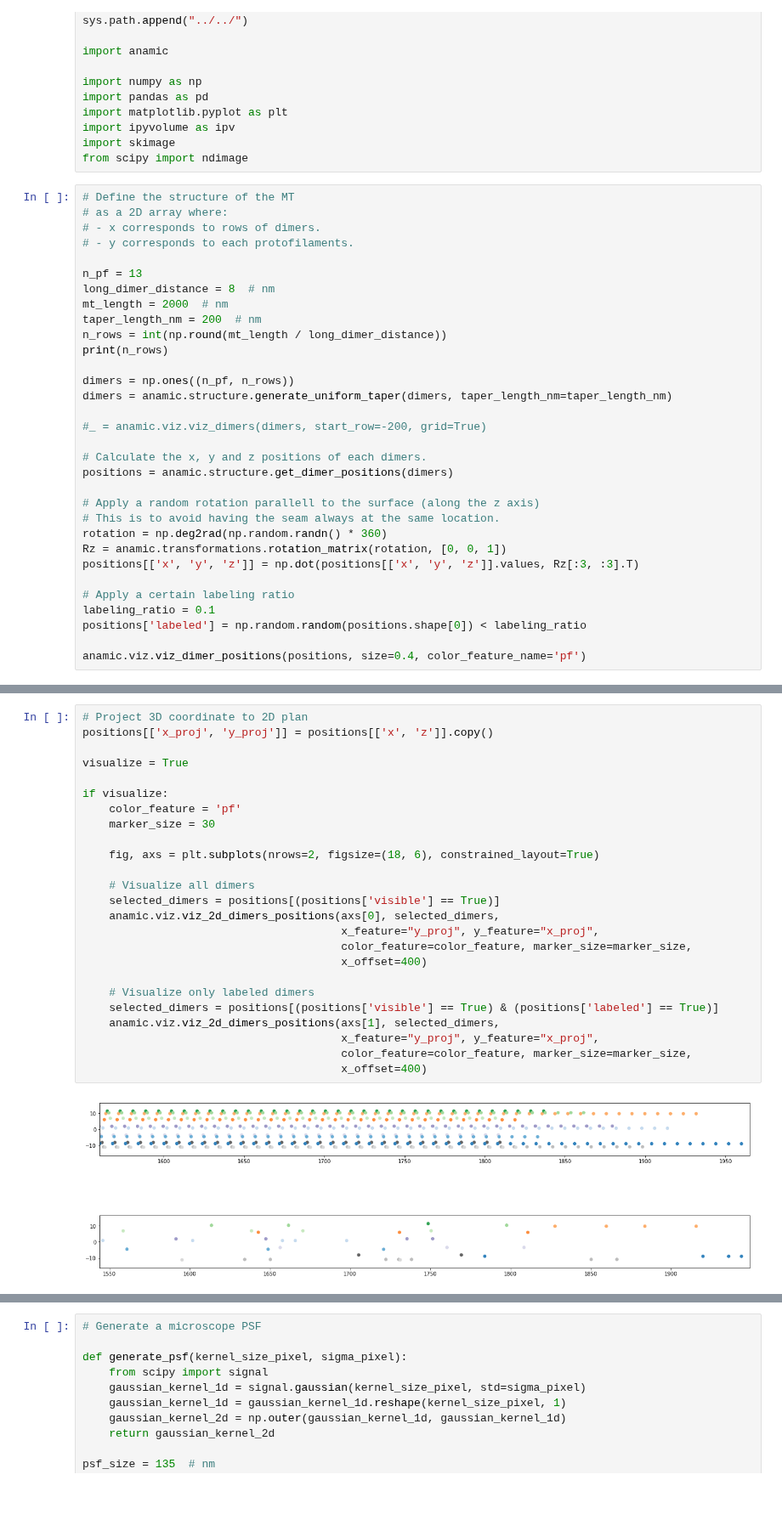
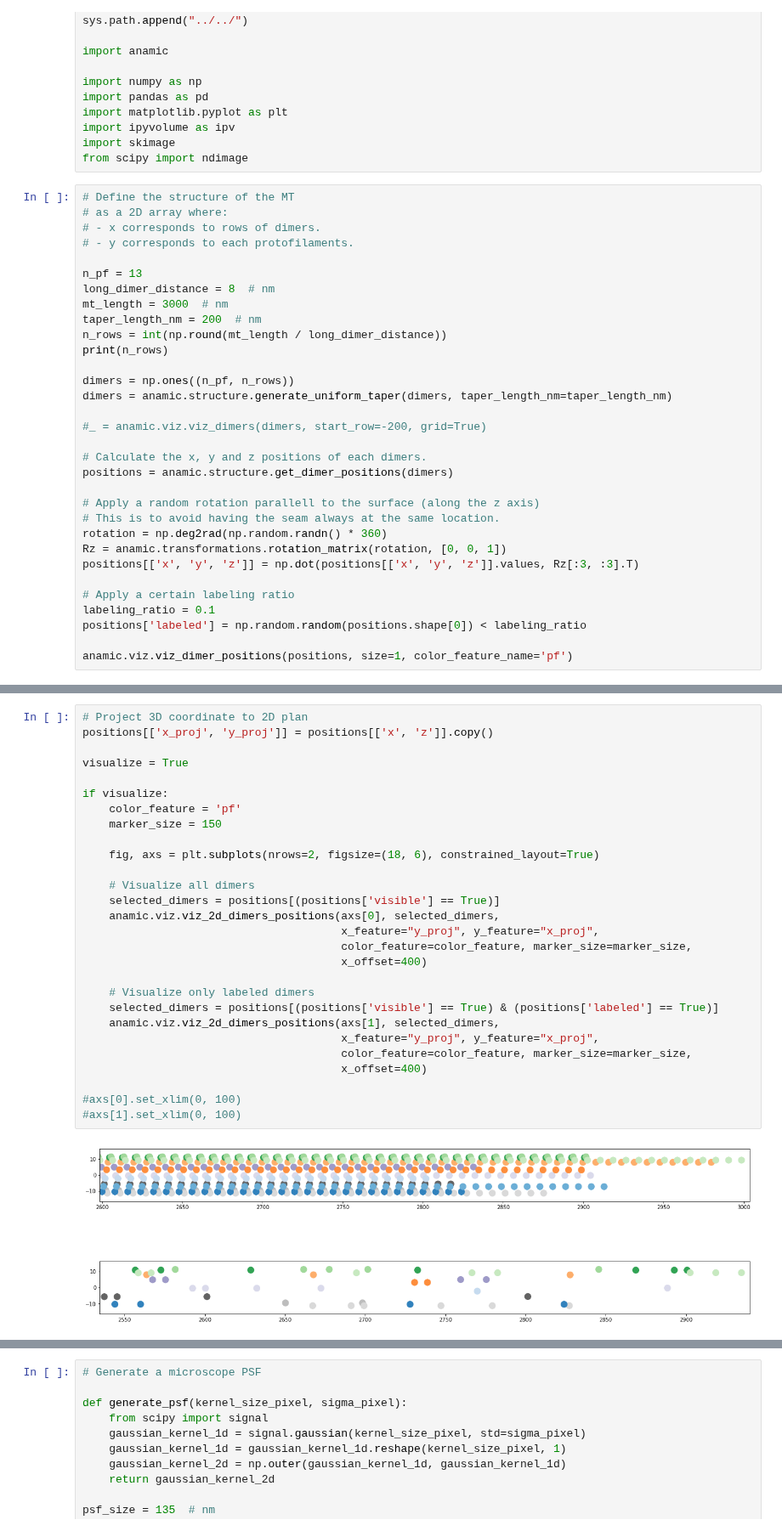
Before and after one commit to brouhardlab/anamic, a Jupyter notebook: notebooks/Development/Simulate Microscope Images.ipynb, the cells around one changed output, grey strips where cells are left out. Shown at 85% size. Drawn from its saved outputs; the diff is of its cells as text; blank space fills up the shorter version.

```diff
--- a/notebooks/Development/Simulate Microscope Images.ipynb
+++ b/notebooks/Development/Simulate Microscope Images.ipynb
@@ -27,7 +27,7 @@ from scipy import ndimage
 
 n_pf = 13
 long_dimer_distance = 8  # nm
-mt_length = 2000  # nm
+mt_length = 3000  # nm
 taper_length_nm = 200  # nm
 n_rows = int(np.round(mt_length / long_dimer_distance))
 print(n_rows)
@@ -50,5 +50,5 @@ positions[['x', 'y', 'z']] = np.dot(positions[['x', 'y', 'z']].values, Rz[:3, :3
 labeling_ratio = 0.1
 positions['labeled'] = np.random.random(positions.shape[0]) < labeling_ratio
 
-anamic.viz.viz_dimer_positions(positions, size=0.4, color_feature_name='pf')
+anamic.viz.viz_dimer_positions(positions, size=1, color_feature_name='pf')
 # %% [output]
@@ -57,30 +57,33 @@ VBox(children=(Figure(camera=PerspectiveCamera(fov=46.0, position=(0.0, 0.0, 2.0
 # %%
 # Project 3D coordinate to 2D plan
 positions[['x_proj', 'y_proj']] = positions[['x', 'z']].copy()
 
 visualize = True
 
 if visualize:
     color_feature = 'pf'
-    marker_size = 30
+    marker_size = 150
 
     fig, axs = plt.subplots(nrows=2, figsize=(18, 6), constrained_layout=True)
 
     # Visualize all dimers
     selected_dimers = positions[(positions['visible'] == True)]
     anamic.viz.viz_2d_dimers_positions(axs[0], selected_dimers,
                                        x_feature="y_proj", y_feature="x_proj",
                                        color_feature=color_feature, marker_size=marker_size,
                                        x_offset=400)
 
     # Visualize only labeled dimers
     selected_dimers = positions[(positions['visible'] == True) & (positions['labeled'] == True)]
     anamic.viz.viz_2d_dimers_positions(axs[1], selected_dimers,
                                        x_feature="y_proj", y_feature="x_proj",
                                        color_feature=color_feature, marker_size=marker_size,
                                        x_offset=400)
+
+#axs[0].set_xlim(0, 100)
+#axs[1].set_xlim(0, 100)
 # %% [output]
-[figure, old version]
+[figure, new version]
 # %%
 # Apply a random rotation of the projected microtubule positions
 
```
Also changed, not shown: parts of 4 cells of this notebook, 3 other files.
